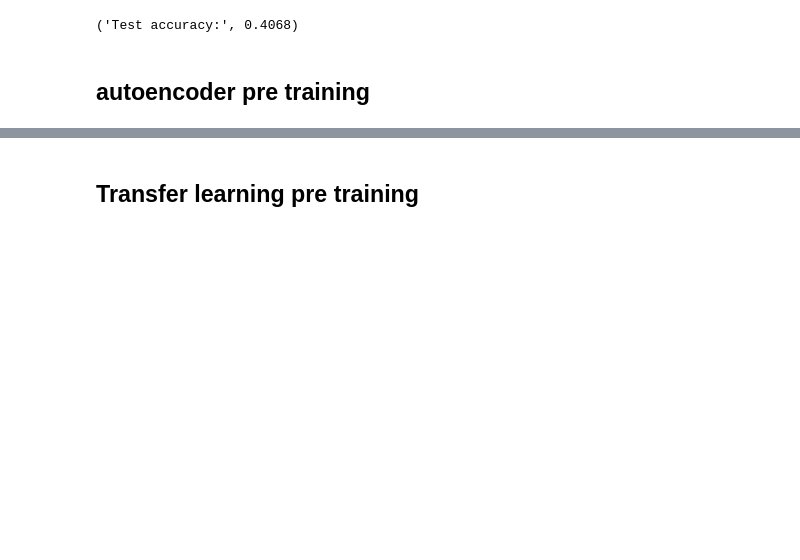
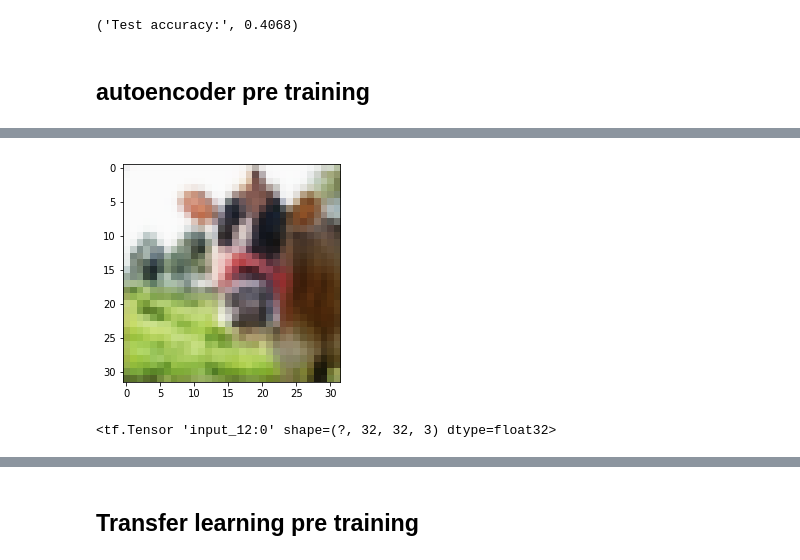
Before and after one commit to FMena14/Ayudantias, a Jupyter notebook: Ayud_ANN/Tarea3/Transfer Learning.ipynb, the cells around one changed output, grey strips where cells are left out. Saved outputs shown, nothing was run; the diff lists cells and outputs as text; code cells hidden in the pictures; blank space fills up the shorter version.

```diff
--- a/Ayud_ANN/Tarea3/Transfer Learning.ipynb
+++ b/Ayud_ANN/Tarea3/Transfer Learning.ipynb
@@ -88,7 +83,8 @@ Trainable params: 4,363,396
 Non-trainable params: 0
 _________________________________________________________________
 # %%
-model.compile(loss='categorical_crossentropy', optimizer='rmsprop', metrics=['accuracy'])
+optimizer_ = keras.optimizers.SGD(lr=0.001,momentum=0.9)
+model.compile(loss='categorical_crossentropy', optimizer=optimizer_, metrics=['accuracy'])
 
 model.fit(x_train, y_train, batch_size=128, nb_epoch=12, verbose=1, validation_data=(x_test, y_test))
 # %% [output]
@@ -113,5 +94,5 @@ Epoch 12/12
 # %%
-optimizer_ = SGD(lr=0.1,momentum=0.9,decay=1e-6) #probar con lr =0.1 sino gg
+optimizer_ = keras.optimizers.SGD(lr=0.01,momentum=0.9) #probar con lr =0.1 sino gg
 model.compile(loss='categorical_crossentropy', optimizer=optimizer_, metrics=['accuracy'])
 
 model.fit(x_train, y_train, batch_size=128, nb_epoch=15, verbose=1, validation_data=(x_test, y_test))
@@ -134,5 +117,0 @@ KeyboardInterrupt:
-# %%
-optimizer_ = SGD(lr=0.1,momentum=0.9,decay=1e-6) #probar con lr =0.1 sino gg
-model.compile(loss='categorical_crossentropy', optimizer=optimizer_, metrics=['accuracy'])
-
-model.fit(x_train, y_train, batch_size=128, nb_epoch=15, verbose=1, validation_data=(x_test, y_test))
@@ -186,0 +172,6 @@ autoencoder.summary()
+# %%
+import matplotlib.pyplot as plt
+plt.imshow(autoencoder1.predict(x_train[:10])[0])
+plt.show()
+# %% [output]
+[figure, added]
@@ -186,0 +184,4 @@ autoencoder.summary()
+# %%
+autoencoder1.input
+# %% [output]
+<tf.Tensor 'input_12:0' shape=(?, 32, 32, 3) dtype=float32>
```
Also changed, not shown: parts of 17 cells of this notebook, 6 other files.
